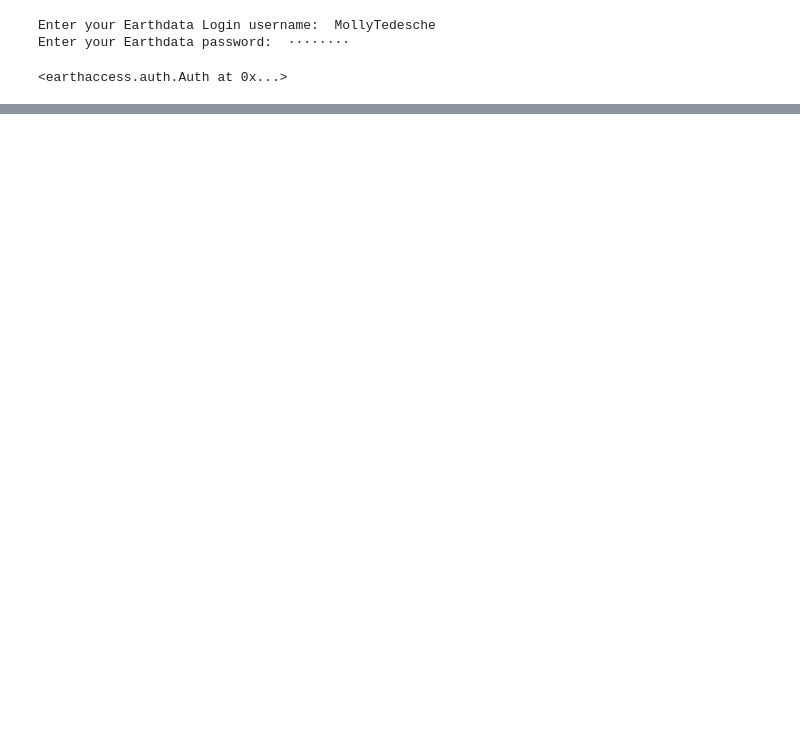
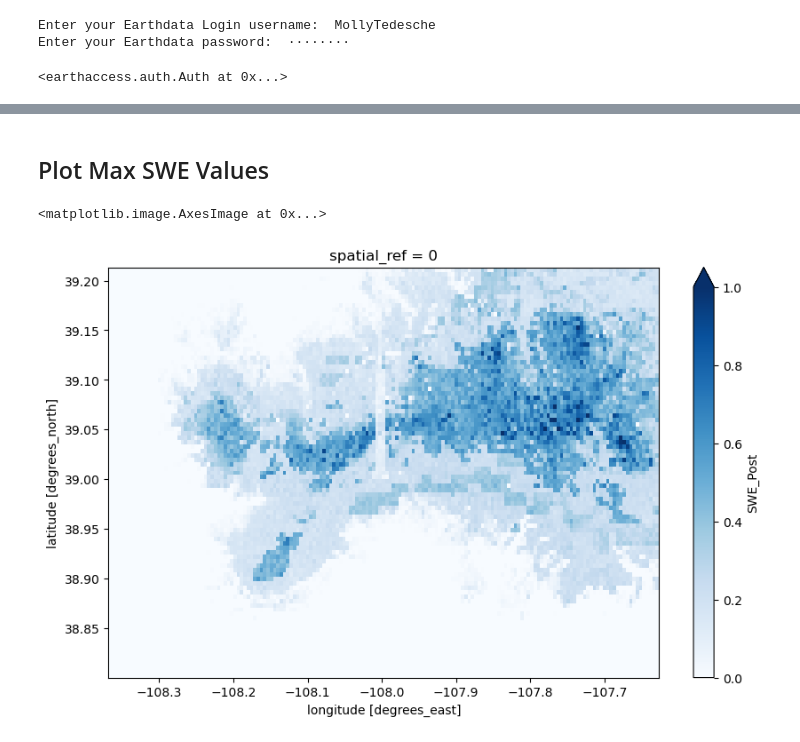
Before and after one commit to snowex-hackweek/snowmelt-timing-2024, a Jupyter notebook: contributors/Molly/UCLA_SWE_GrandMesa.ipynb, the cells around one changed output, grey strips where cells are left out. Saved outputs shown, nothing was run; the diff lists cells and outputs as text; code cells hidden in the pictures; blank space fills up the shorter version.

```diff
--- a/contributors/Molly/UCLA_SWE_GrandMesa.ipynb
+++ b/contributors/Molly/UCLA_SWE_GrandMesa.ipynb
@@ -50,0 +69,24 @@ snow_reanalysis_da.plot.imshow(
+# %%
+import xarray as xr
+import numpy as np
+import matplotlib.pyplot as plt
+
+# 3D array representing SWE time series for March and April 2020
+# Calculate the maximum SWE per pixel across the time
+#maxSWE_per_pixel = np.max(snow_reanalysis_da, axis=0)
+
+# Output the shape of the result to confirm it's a 2D array
+#print(maxSWE_per_pixel.shape)  # Output should be (100, 100)
+
+# inspect the max values
+#print(maxSWE_per_pixel)
+
+
+# Extract the maximum SWE values at each pixel location across time
+maxSWE_values = snow_reanalysis_da.max(dim='time')#.plot.imshow()
+
+# Extract the corresponding date for each maximum SWE value
+maxSWE_dates = snow_reanalysis_da.idxmax(dim='time').dt.dayofyear#.plot.imshow()
+
+print(maxSWE_values)
+print(maxSWE_dates)
@@ -50,0 +106,22 @@ snow_reanalysis_da.plot.imshow(
+# %% [markdown]
+## Plot Max SWE Values
+# %%
+lat_extent = maxSWE_values.Latitude.max() - maxSWE_values.Latitude.min()
+lon_extent = maxSWE_values.Longitude.max() - maxSWE_values.Longitude.min()
+
+aspect_ratio = abs(lat_extent / lon_extent)
+
+maxSWE_values.plot.imshow(
+     # col="time",    # Commented out, as not needed for a single plot
+    col_wrap=5,      # Wrap subplots if necessary
+    cmap="Blues",    # Set the color map to "Blues"
+    vmin=0,          # Minimum value for the color scale
+    vmax=1,          # Maximum value for the color scale
+    x="Longitude",   # Set the x-axis to Longitude
+    y="Latitude",    # Set the y-axis to Latitude
+    aspect=aspect_ratio,  # Set the aspect ratio manually
+    figsize=(10, 6)  # Adjust the figure size as needed
+)
+# %% [output]
+<matplotlib.image.AxesImage at 0x...>
+[figure, added]
```
Also changed, not shown: parts of 9 cells of this notebook.
